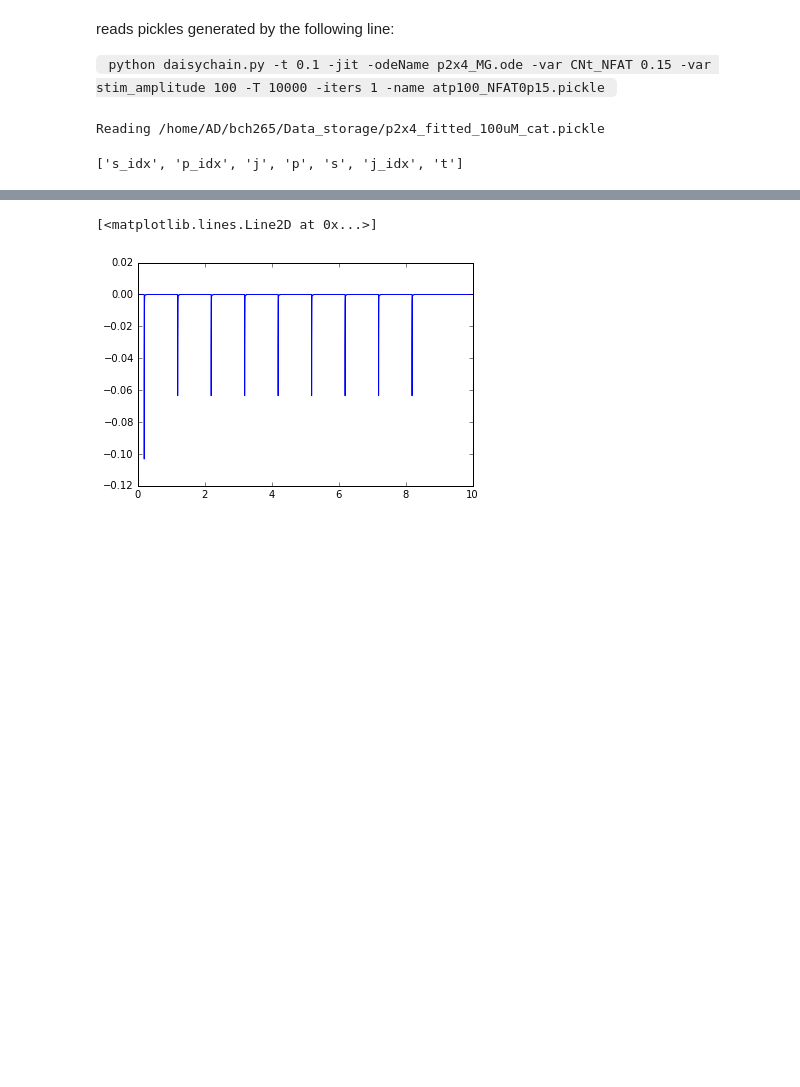
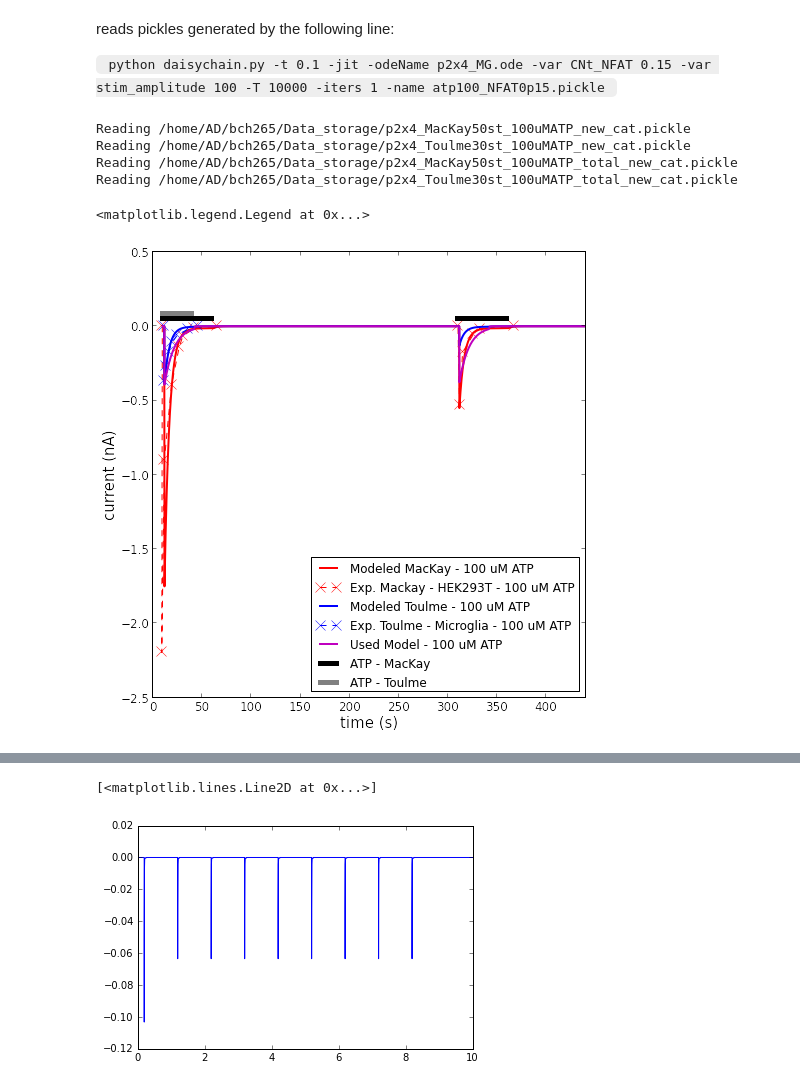
Before and after one commit to huskeypm/microglia, a Jupyter notebook: gotran/daisy-ptx_fitting.ipynb, the cells around one changed output, grey strips where cells are left out. Drawn from its saved outputs; the diff is of its cells as text; code cells hidden in the pictures; blank space fills up the shorter version.

```diff
--- a/gotran/daisy-ptx_fitting.ipynb
+++ b/gotran/daisy-ptx_fitting.ipynb
@@ -16,14 +38,10 @@ reads pickles generated by the following line:
 # %%
-data0 = ao.readPickle("/home/AD/bch265/Data_storage/p2x4_fitted_100uM_cat.pickle")
-#data1 = ao.readPickle("/home/AD/bch265/Data_storage/p2x7_fitted_100uM_cat.pickle")
-#data2 = ao.readPickle("/home/AD/bch265/Data_storage/p2x7_fitted_320uM_cat.pickle")
-#data3 = ao.readPickle("/home/AD/bch265/Data_storage/p2x7_fitted_1000uM_cat.pickle")
+data0 = ao.readPickle("/home/AD/bch265/Data_storage/p2x4_MacKay50st_100uMATP_new_cat.pickle")
+data1 = ao.readPickle("/home/AD/bch265/Data_storage/p2x4_Toulme30st_100uMATP_new_cat.pickle")
+data0a = ao.readPickle("/home/AD/bch265/Data_storage/p2x4_MacKay50st_100uMATP_total_new_cat.pickle")
+data1a = ao.readPickle("/home/AD/bch265/Data_storage/p2x4_Toulme30st_100uMATP_total_new_cat.pickle")
 # %% [output]
-Reading /home/AD/bch265/Data_storage/p2x4_fitted_100uM_cat.pickle
+Reading /home/AD/bch265/Data_storage/p2x4_MacKay50st_100uMATP_new_cat.pickle
+Reading /home/AD/bch265/Data_storage/p2x4_Toulme30st_100uMATP_new_cat.pickle
+Reading /home/AD/bch265/Data_storage/p2x4_MacKay50st_100uMATP_total_new_cat.pickle
+Reading /home/AD/bch265/Data_storage/p2x4_Toulme30st_100uMATP_total_new_cat.pickle
-# %%
-data0.keys()
-#data1.keys()
-#data2.keys()
-#data3.keys()
-# %% [output]
-['s_idx', 'p_idx', 'j', 'p', 's', 'j_idx', 't']
@@ -51,0 +48,28 @@ y15 = np.array([0,-0.0505952381,-0.06845238095,-0.08035714286,-0.09523809524,-0.
+# %%
+stateLabel = "I_ptxf"
+subData0 = ao.GetData(data0,stateLabel)
+subData1 = ao.GetData(data1,stateLabel)
+subData0a = ao.GetData(data0a,stateLabel)
+subData1a = ao.GetData(data1a,stateLabel)
+
+plt.figure(figsize=(4,4))
+plt.tick_params(labelsize=12)
+plt.plot(subData0.t+10,subData0.valsIdx*4.5*10**6,'r-',linewidth=2,label="Modeled MacKay - 100 uM ATP",alpha=1)
+plt.plot(t10,y10/1000,'r--x',linewidth=1,markersize=10,label="Exp. Mackay - HEK293T - 100 uM ATP",alpha=1)
+plt.plot(subData1.t+10,subData1.valsIdx*(1e6),'b-',linewidth=2,label="Modeled Toulme - 100 uM ATP",alpha=1)
+plt.plot(t19+11-300,y19,'b--x',linewidth=1,markersize=10,label="Exp. Toulme - Microglia - 100 uM ATP")
+plt.plot(subData1a.t+10,subData1a.valsIdx*(1e6),'m-',linewidth=2,label="Used Model - 100 uM ATP",alpha=1)
+
+plt.plot([10,60],[0.05,0.05],'black',lw=5,label="ATP - MacKay")
+plt.plot([310,360],[0.05,0.05],'black',lw=5)
+plt.plot([10,40],[0.08,0.08],'gray',lw=5,label="ATP - Toulme")
+#plt.plot([310,340],[0.08,0.08],'gray',lw=5)
+plt.xlabel("time (s)",fontsize=15)
+plt.ylabel("current (nA)",fontsize=15)
+#plt.ylim(-2.5,0.2)
+plt.xlim(0,440)
+plt.tight_layout()
+plt.legend(loc=0,fontsize=12)
+# %% [output]
+<matplotlib.legend.Legend at 0x...>
+[figure, added]
```
Also changed, not shown: parts of 10 cells of this notebook, 4 other files.
